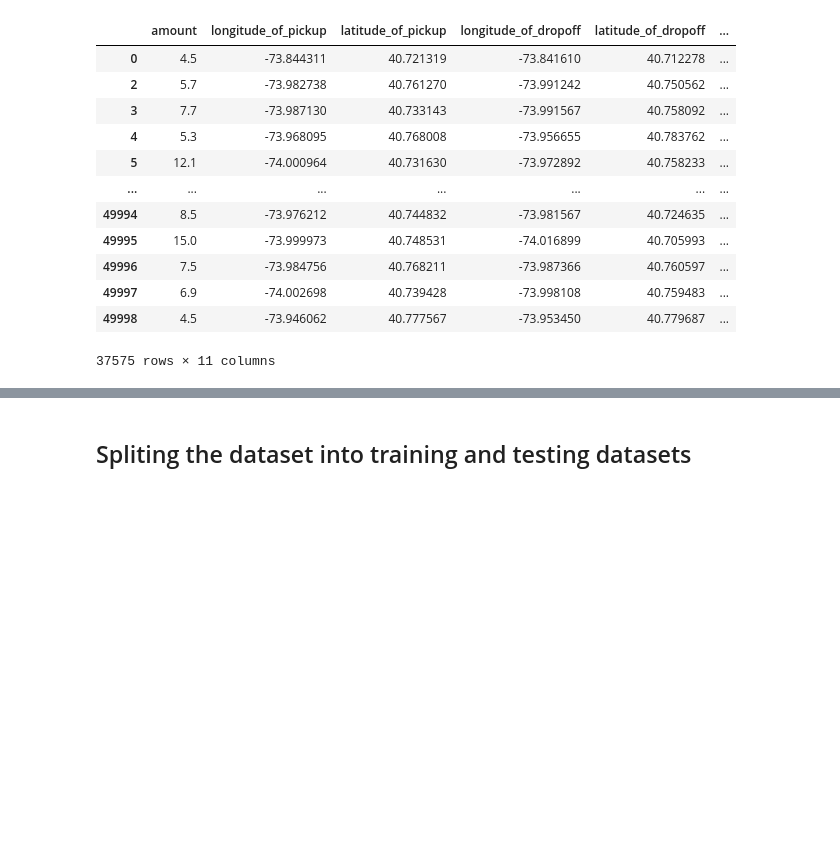
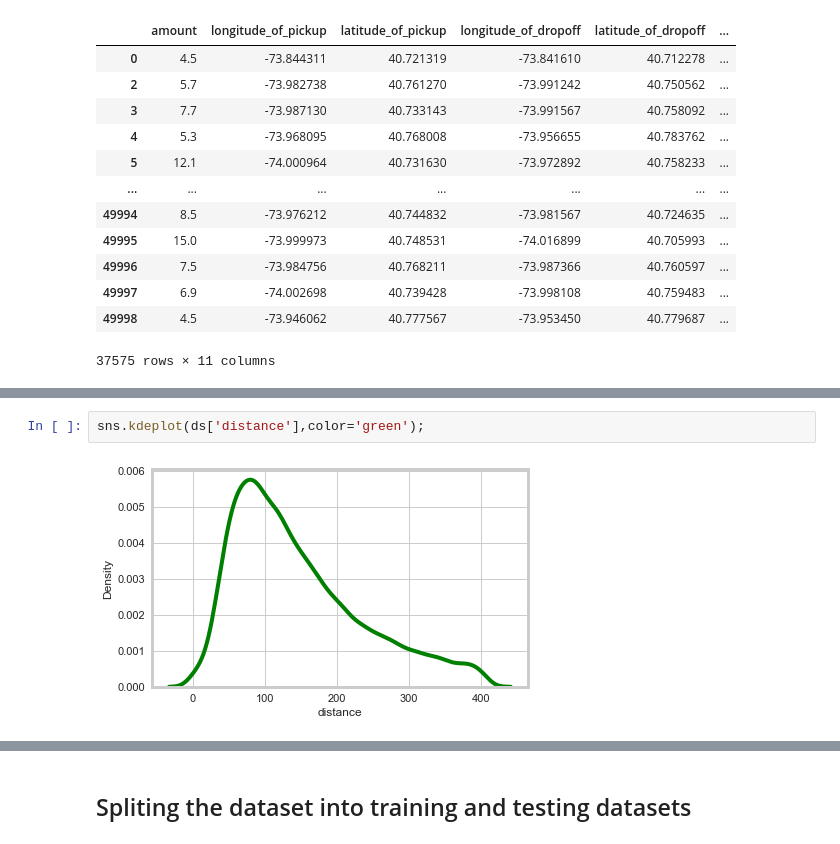
Before and after one commit to Viraj-Anand/Minor-Projects, a Jupyter notebook: Taxifare.ipynb, the cells around one changed output, grey strips where cells are left out. Drawn from its saved outputs; the diff is of its cells as text; blank space fills up the shorter version.

```diff
--- a/Taxifare.ipynb
+++ b/Taxifare.ipynb
@@ -296,0 +275,4 @@ ds
+# %%
+sns.kdeplot(ds['distance'],color='green');
+# %% [output]
+[figure, added]
```
Also changed, not shown: parts of 33 cells of this notebook.
